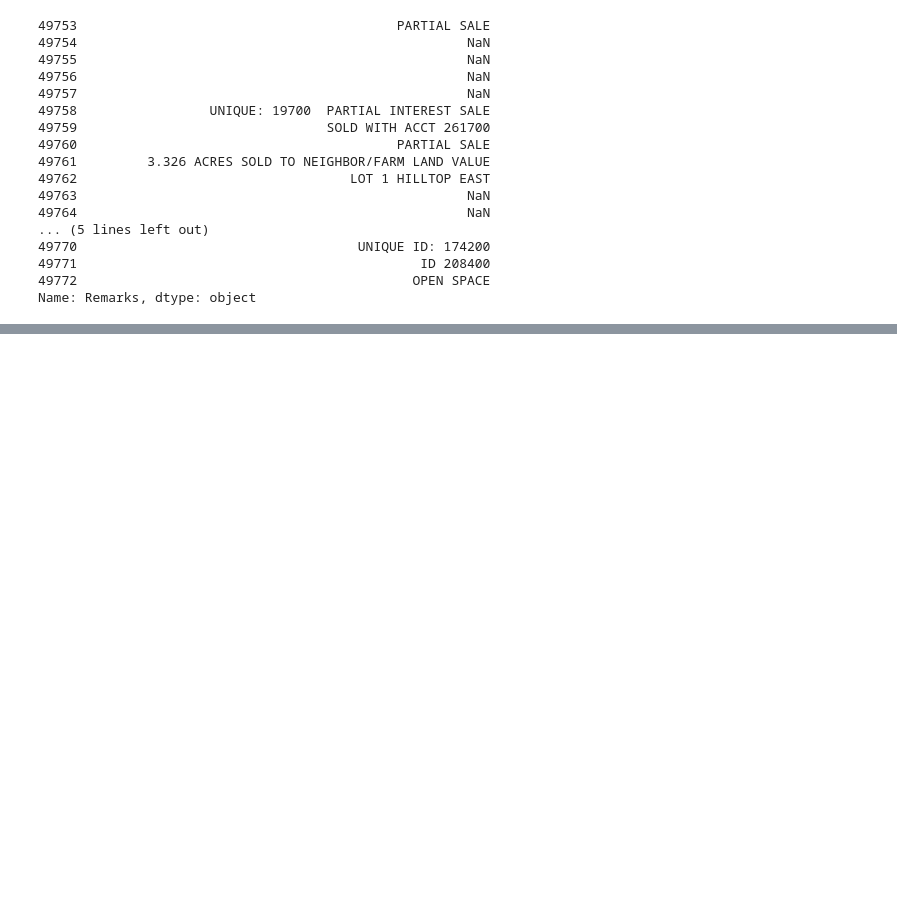
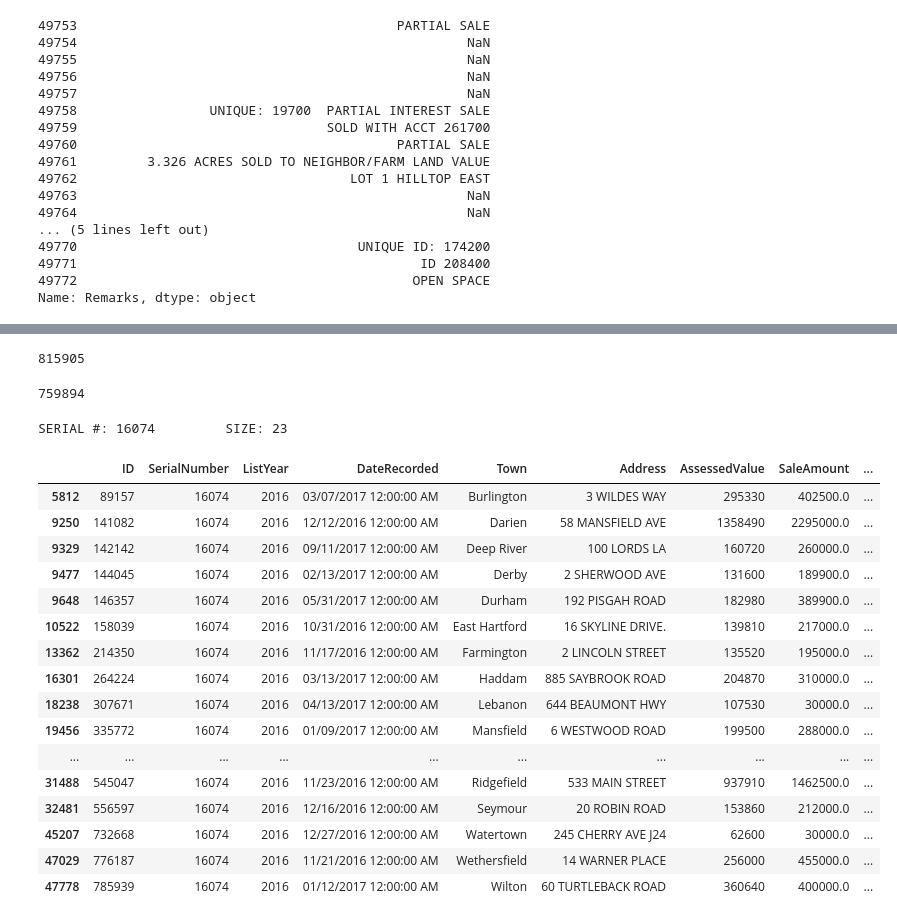
Before and after one commit to jamiekasulis/ct_real_estate_sales, a Jupyter notebook: Data Cleaning Final.ipynb, the cells around one changed output, grey strips where cells are left out. Saved outputs shown, nothing was run; the diff lists cells and outputs as text; code cells hidden in the pictures; blank space fills up the shorter version.

```diff
--- a/Data Cleaning Final.ipynb
+++ b/Data Cleaning Final.ipynb
@@ -729,0 +705,21 @@ Name: Remarks, dtype: object
+# %%
+def get_dataframe(MIN_YEAR, MAX_YEAR):
+    """
+    Pass in a range of years. Will combine all of the CSVs corresponding to that time range into one main datafame.
+    This dataframe will be cleaned in various ways:
+        1. Remove leading and trailing whitespace
+        2. Replace double-spaces with single-spaces in the Address field
+        3. Replace abbreviations like "LN" and "RD" in the Address field with their full names ("LANE", "ROAD", etc.)
+        4. Fix NonUseCodes so that they are only two-digit or less integers.
+        5. Remove duplicate rows.
+    """
+    # Combine the year-by-year clean csvs, which are located at 'data/clean_data_20xx_listings.csv'
+    df = pd.read_csv('data/clean_data_' + str(MIN_YEAR) + '_listings.csv')
+    for year in range(MIN_YEAR+1, MAX_YEAR+1):
+        df = df.append(pd.read_csv('data/clean_data_' + str(year) + '_listings.csv'))
+
+    # Now remove the index column
+    #df = df.drop('Unnamed: 0', 1)
+    return df
+# %%
+df = get_dataframe(MIN_YEAR, MAX_YEAR)
@@ -729,0 +734,9 @@ Name: Remarks, dtype: object
+# %%
+len(df['SerialNumber'])
+# %% [output]
+815905
+# %%
+# How many duplicates are there?
+len(df['SerialNumber']) - len(df['SerialNumber'].unique())
+# %% [output]
+759894
@@ -729,0 +745,39 @@ Name: Remarks, dtype: object
+# %%
+def get_random_serial_number(df):
+    """
+    Returns a serial number from df at random.
+    """
+    random_index = random.randint(0, len(df))
+    random_index
+    random_serial = df.iloc[random_index]['SerialNumber']
+    return random_serial
+# %%
+def show_all_rows_with_random_serial_number(df):
+    """
+    Returns a subset of df based on a random serial number.
+    """
+    random_serial = get_random_serial_number(df)
+    subset = df[df['SerialNumber'] == random_serial]
+    #print("SERIAL #: %d\t\tSIZE: %d" %(random_serial, len(subset)))
+    return subset
+# %%
+show_all_rows_with_random_serial_number(df)
+# %% [output]
+SERIAL #: 16074         SIZE: 23
+|  | ID | SerialNumber | ListYear | DateRecorded | Town | Address | AssessedValue | SaleAmount | ... |
+| 5812 | 89157 | 16074 | 2016 | 03/07/2017 12:00:00 AM | Burlington | 3 WILDES WAY | 295330 | 402500.0 | ... |
+| 9250 | 141082 | 16074 | 2016 | 12/12/2016 12:00:00 AM | Darien | 58 MANSFIELD AVE | 1358490 | 2295000.0 | ... |
+| 9329 | 142142 | 16074 | 2016 | 09/11/2017 12:00:00 AM | Deep River | 100 LORDS LA | 160720 | 260000.0 | ... |
+| 9477 | 144045 | 16074 | 2016 | 02/13/2017 12:00:00 AM | Derby | 2 SHERWOOD AVE | 131600 | 189900.0 | ... |
+| 9648 | 146357 | 16074 | 2016 | 05/31/2017 12:00:00 AM | Durham | 192 PISGAH ROAD | 182980 | 389900.0 | ... |
+| 10522 | 158039 | 16074 | 2016 | 10/31/2016 12:00:00 AM | East Hartford | 16 SKYLINE DRIVE. | 139810 | 217000.0 | ... |
+| 13362 | 214350 | 16074 | 2016 | 11/17/2016 12:00:00 AM | Farmington | 2 LINCOLN STREET | 135520 | 195000.0 | ... |
+| 16301 | 264224 | 16074 | 2016 | 03/13/2017 12:00:00 AM | Haddam | 885 SAYBROOK ROAD | 204870 | 310000.0 | ... |
+| 18238 | 307671 | 16074 | 2016 | 04/13/2017 12:00:00 AM | Lebanon | 644 BEAUMONT HWY | 107530 | 30000.0 | ... |
+| 19456 | 335772 | 16074 | 2016 | 01/09/2017 12:00:00 AM | Mansfield | 6 WESTWOOD ROAD | 199500 | 288000.0 | ... |
+| ... | ... | ... | ... | ... | ... | ... | ... | ... | ... |
+| 31488 | 545047 | 16074 | 2016 | 11/23/2016 12:00:00 AM | Ridgefield | 533 MAIN STREET | 937910 | 1462500.0 | ... |
+| 32481 | 556597 | 16074 | 2016 | 12/16/2016 12:00:00 AM | Seymour | 20 ROBIN ROAD | 153860 | 212000.0 | ... |
+| 45207 | 732668 | 16074 | 2016 | 12/27/2016 12:00:00 AM | Watertown | 245 CHERRY AVE J24 | 62600 | 30000.0 | ... |
+| 47029 | 776187 | 16074 | 2016 | 11/21/2016 12:00:00 AM | Wethersfield | 14 WARNER PLACE | 256000 | 455000.0 | ... |
+| 47778 | 785939 | 16074 | 2016 | 01/12/2017 12:00:00 AM | Wilton | 60 TURTLEBACK ROAD | 360640 | 400000.0 | ... |
```
Also changed, not shown: parts of 16 cells of this notebook, 1 other file.
